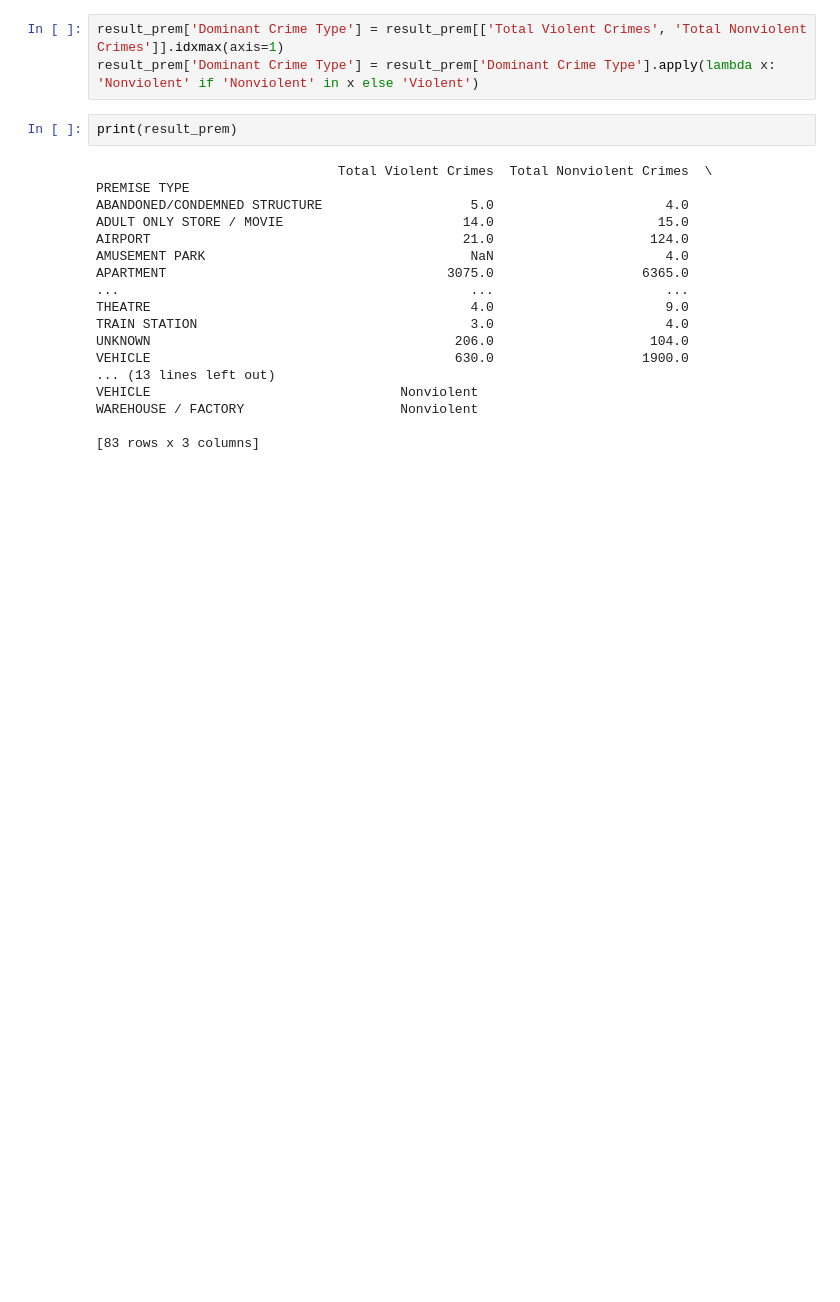
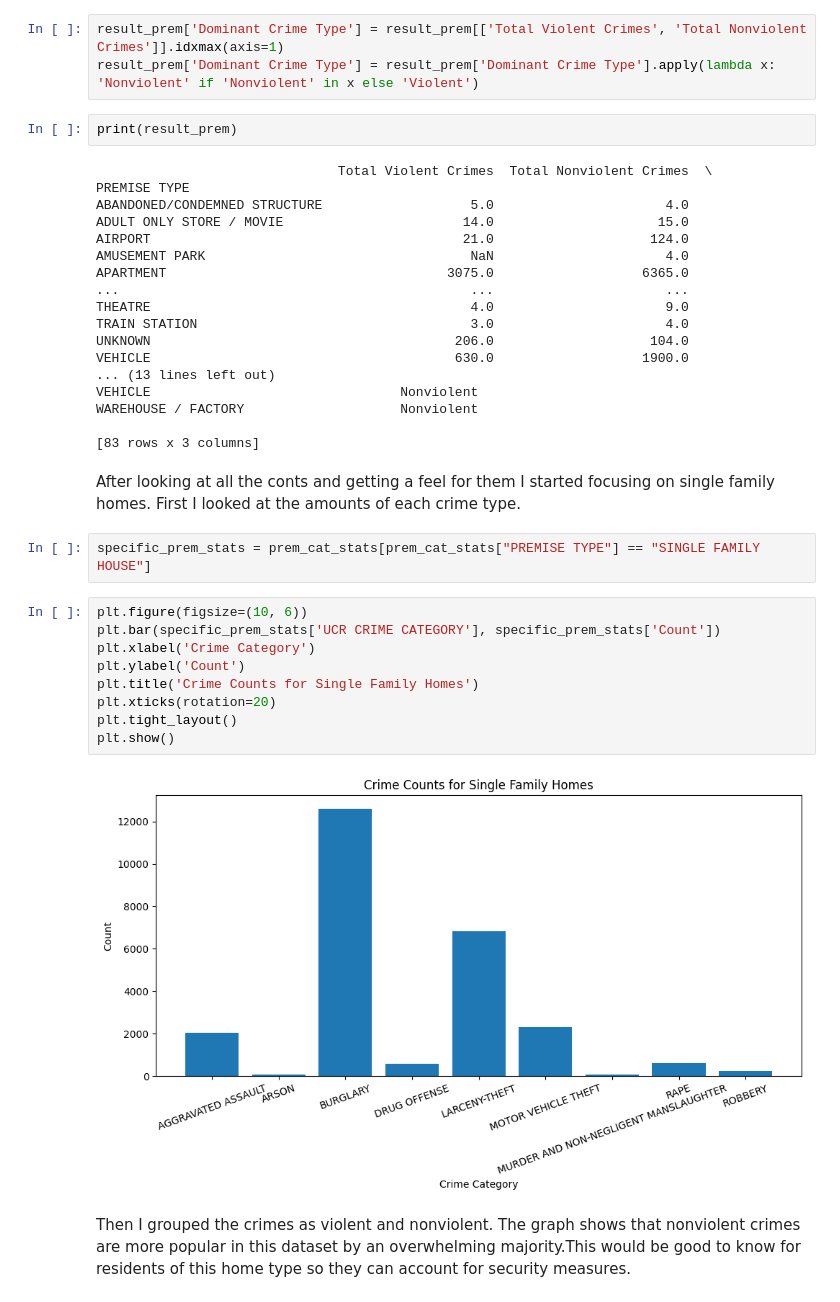
Before and after one commit to ekaterga/stc510, a Jupyter notebook: Module3Basics.ipynb, the cells around one changed output. Saved outputs shown, nothing was run; the diff lists cells and outputs as text; blank space fills up the shorter version.

```diff
--- a/Module3Basics.ipynb
+++ b/Module3Basics.ipynb
@@ -242,3 +250,20 @@ VEHICLE                                Nonviolent
 WAREHOUSE / FACTORY                    Nonviolent
 
 [83 rows x 3 columns]
+# %% [markdown]
+After looking at all the conts and getting a feel for them I started focusing on single family homes. First I looked at the amounts of each crime type.
+# %%
+specific_prem_stats = prem_cat_stats[prem_cat_stats["PREMISE TYPE"] == "SINGLE FAMILY HOUSE"]
+# %%
+plt.figure(figsize=(10, 6))
+plt.bar(specific_prem_stats['UCR CRIME CATEGORY'], specific_prem_stats['Count'])
+plt.xlabel('Crime Category')
+plt.ylabel('Count')
+plt.title('Crime Counts for Single Family Homes')
+plt.xticks(rotation=20)
+plt.tight_layout()
+plt.show()
+# %% [output]
+[figure, added]
+# %% [markdown]
+Then I grouped the crimes as violent and nonviolent. The graph shows that nonviolent crimes are more popular in this dataset by an overwhelming majority.This would be good to  know for residents of this home type so they can account for security measures.
```
Also changed, not shown: parts of 27 cells of this notebook.
